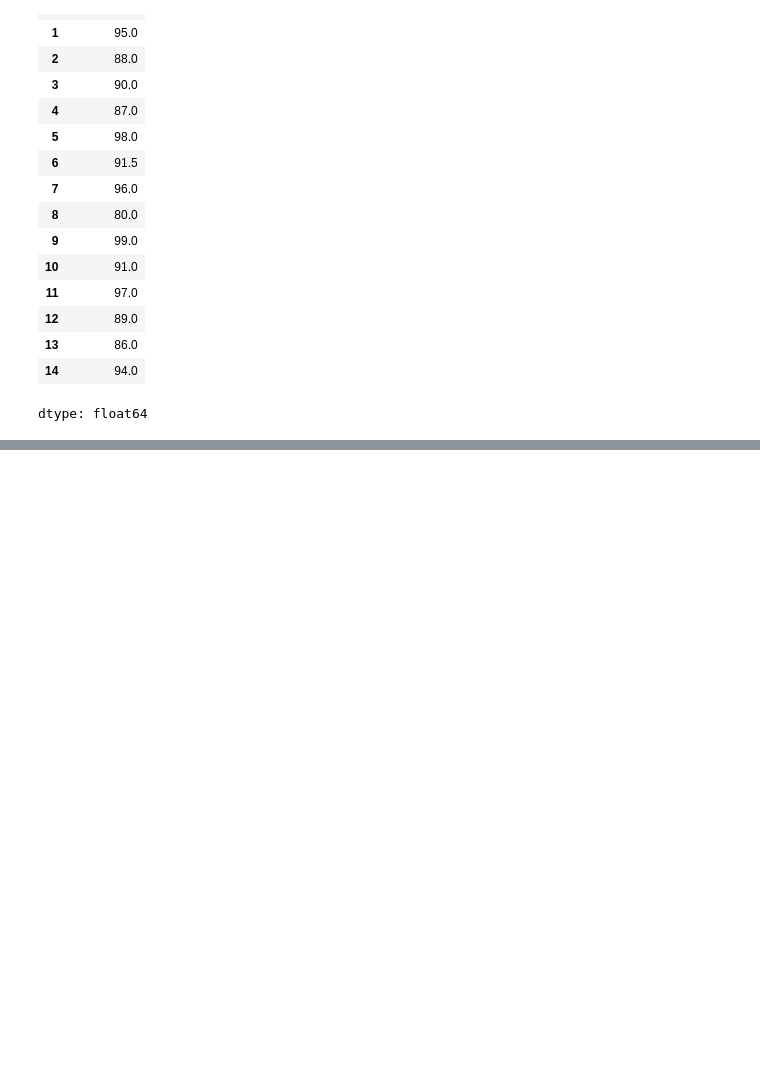
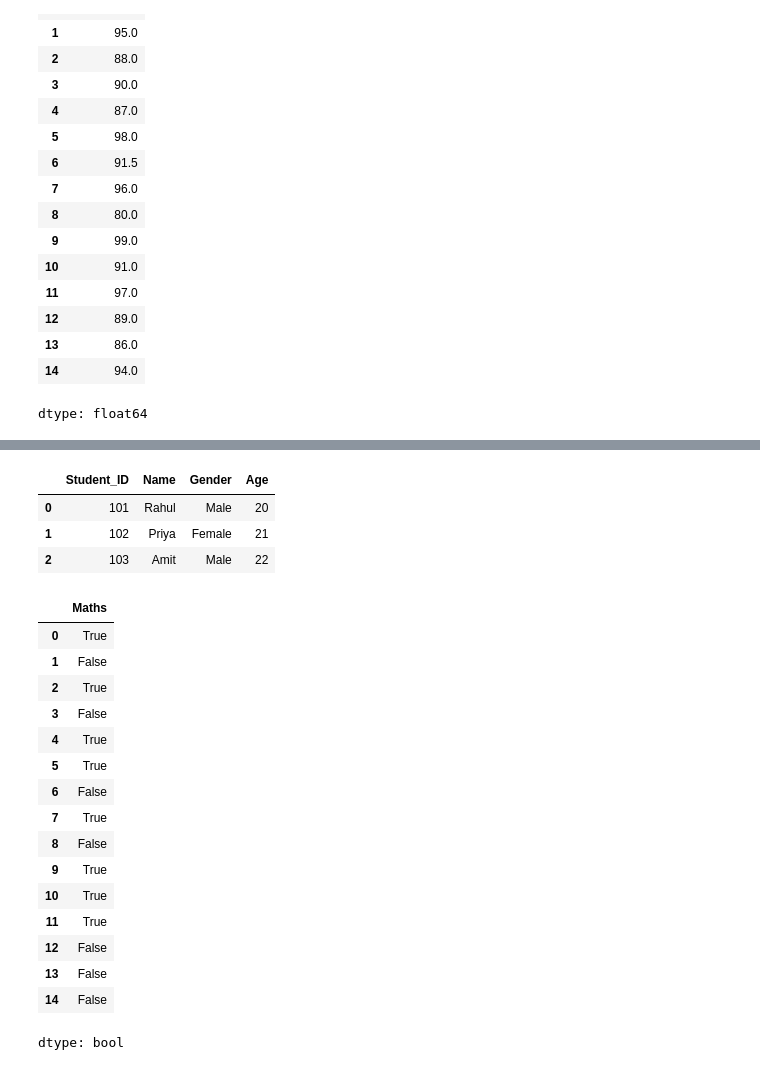
Before and after one commit to Himanshu3557/himanshu3557, a Jupyter notebook: Practice.ipynb, the cells around one changed output, grey strips where cells are left out. Drawn from its saved outputs; the diff is of its cells as text; code cells hidden in the pictures; blank space fills up the shorter version.

```diff
--- a/Practice.ipynb
+++ b/Practice.ipynb
@@ -444,0 +454,27 @@ dtype: float64
+# %%
+kk.iloc[0:3,0:4]
+# %% [output]
+|  | Student_ID | Name | Gender | Age |
+| 0 | 101 | Rahul | Male | 20 |
+| 1 | 102 | Priya | Female | 21 |
+| 2 | 103 | Amit | Male | 22 |
+# %%
+kk["Maths"]>80
+# %% [output]
+|  | Maths |
+| 0 | True |
+| 1 | False |
+| 2 | True |
+| 3 | False |
+| 4 | True |
+| 5 | True |
+| 6 | False |
+| 7 | True |
+| 8 | False |
+| 9 | True |
+| 10 | True |
+| 11 | True |
+| 12 | False |
+| 13 | False |
+| 14 | False |
+dtype: bool
```
Also changed, not shown: parts of 1 cell of this notebook.
